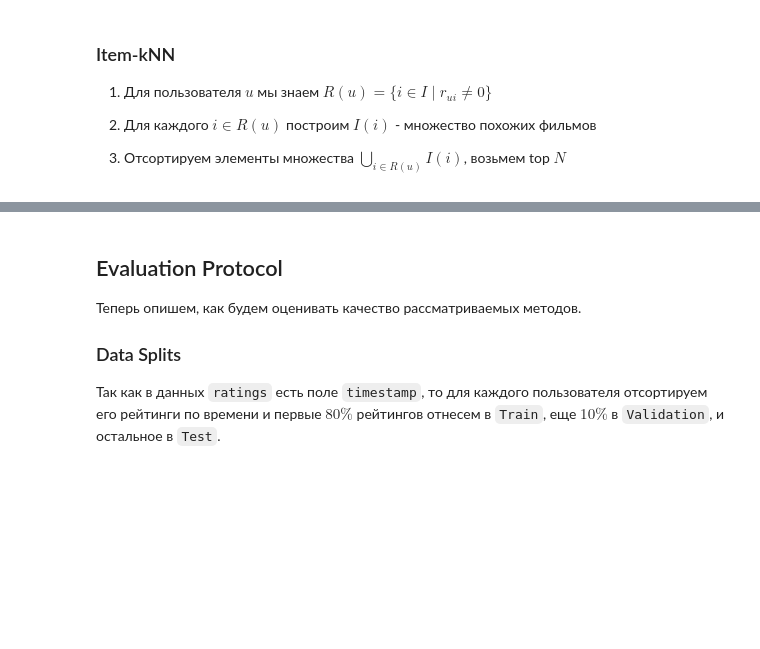
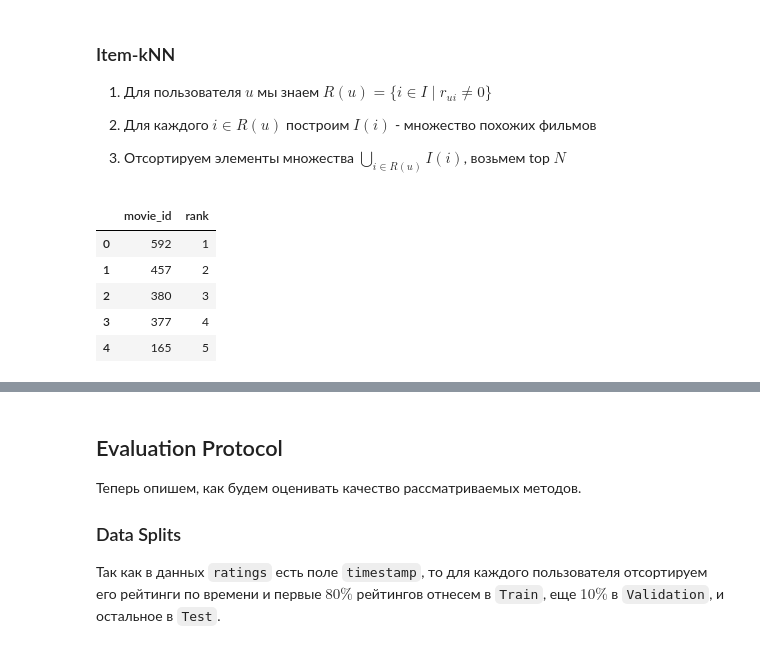
Before and after one commit to bruce-willis/MLBD, a Jupyter notebook: spark_sql/notebooks/spark_sql_examples.ipynb, the cells around one changed output, grey strips where cells are left out. Cells and saved outputs as stored; diff of their text form; code cells hidden in the pictures; blank space fills up the shorter version.

```diff
--- a/spark_sql/notebooks/spark_sql_examples.ipynb
+++ b/spark_sql/notebooks/spark_sql_examples.ipynb
@@ -396,6 +460,2 @@ sim.toPandas()
 # %%
 import abc
-# %%
-class Recommender(metaclass=abc.ABCMeta):
-    @abc.abstractmethod
-    def recommend(self, users): raise NotImplementedError
@@ -466,0 +642,33 @@ class UCF(Recommender):
+# %%
+class Item_kNN(Recommender):
+    def __init__(self, ratings_df, exclude_viewed=True, N=10):
+        self.ratings_df = ratings_df
+        self.N = N
+        self.exclude_viewed = exclude_viewed
+
+    def recommend(self, user_id):
+        films_viewed = self.get_viewed_films(user_id)
+
+        rating = get_similar_films(self.ratings_df, films_viewed)
+
+        films = rating \
+                    .groupby("movie_id") \
+                    .agg(F.sum(rating.sim).alias('total_sim')) \
+                    .sort(F.col('total_sim').desc())
+
+        if not self.exclude_viewed:
+            films_viewed = []
+
+        films = films \
+                    .filter(~F.col('movie_id').isin(*films_viewed))
+
+        return self.prepare_result(films)
+# %%
+Item_kNN(ratings_df, exclude_viewed=False).recommend(153095).limit(5).toPandas()
+# %% [output]
+|  | movie_id | rank |
+| 0 | 592 | 1 |
+| 1 | 457 | 2 |
+| 2 | 380 | 3 |
+| 3 | 377 | 4 |
+| 4 | 165 | 5 |
```
Also changed, not shown: parts of 44 cells of this notebook.
